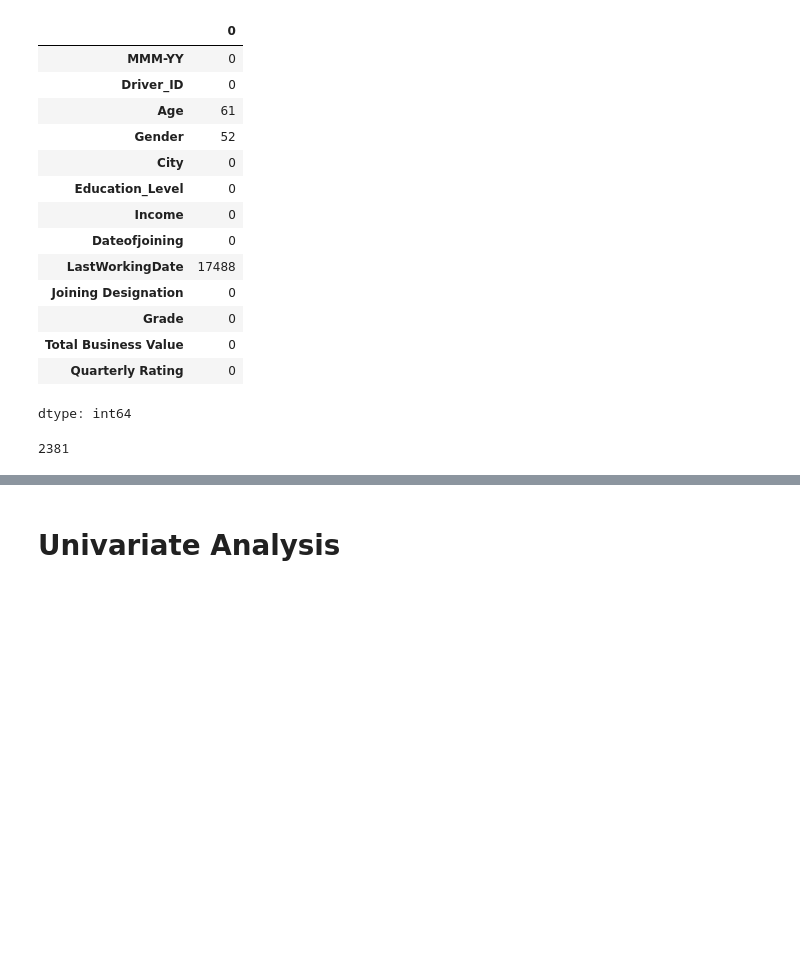
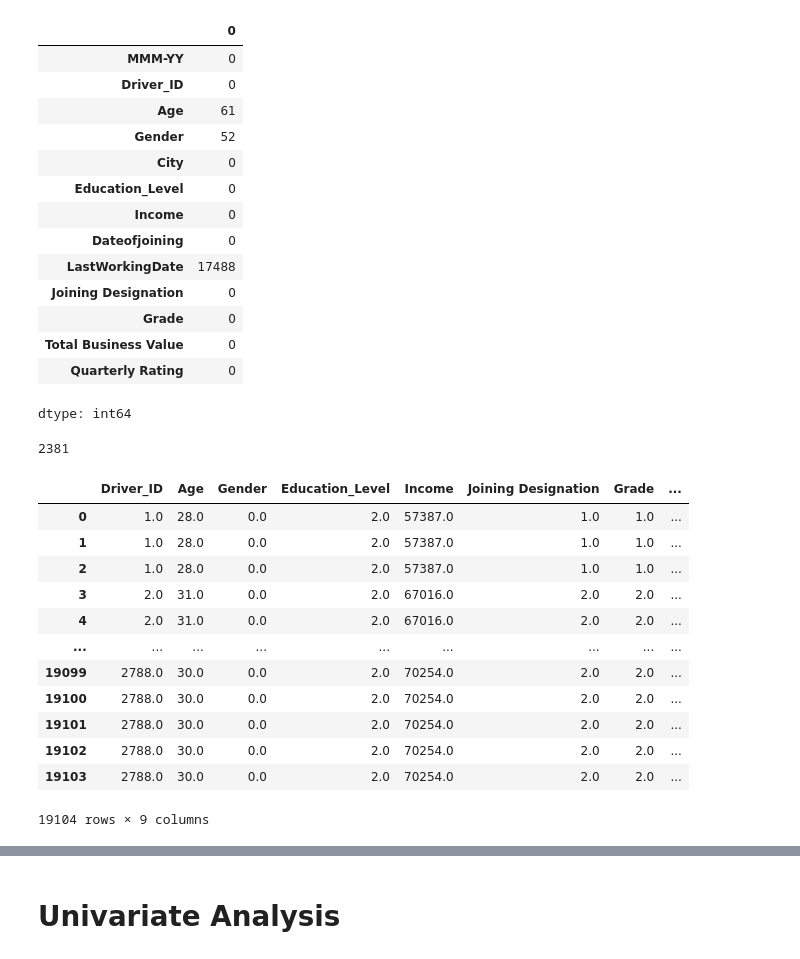
Before and after one commit to SanthoshKasam2104/ScalerCaseStudies, a Jupyter notebook: OLA_Ensemble_Learning_Santhosh_Kumar_Kasam.ipynb, the cells around one changed output, grey strips where cells are left out. Saved outputs shown, nothing was run; the diff lists cells and outputs as text; code cells hidden in the pictures; blank space fills up the shorter version.

```diff
--- a/OLA_Ensemble_Learning_Santhosh_Kumar_Kasam.ipynb
+++ b/OLA_Ensemble_Learning_Santhosh_Kumar_Kasam.ipynb
@@ -136,3 +137,24 @@ dtype: int64
 df['Driver_ID'].nunique()
 # %% [output]
 2381
+# %%
+df_numerical = df.select_dtypes(include = np.number)
+df_numerical.head()
+
+imputer = KNNImputer(n_neighbors=3)
+df_imputed = pd.DataFrame(imputer.fit_transform(df_numerical),columns = df_numerical.columns)
+df_imputed
+# %% [output]
+|  | Driver_ID | Age | Gender | Education_Level | Income | Joining Designation | Grade | ... |
+| 0 | 1.0 | 28.0 | 0.0 | 2.0 | 57387.0 | 1.0 | 1.0 | ... |
+| 1 | 1.0 | 28.0 | 0.0 | 2.0 | 57387.0 | 1.0 | 1.0 | ... |
+| 2 | 1.0 | 28.0 | 0.0 | 2.0 | 57387.0 | 1.0 | 1.0 | ... |
+| 3 | 2.0 | 31.0 | 0.0 | 2.0 | 67016.0 | 2.0 | 2.0 | ... |
+| 4 | 2.0 | 31.0 | 0.0 | 2.0 | 67016.0 | 2.0 | 2.0 | ... |
+| ... | ... | ... | ... | ... | ... | ... | ... | ... |
+| 19099 | 2788.0 | 30.0 | 0.0 | 2.0 | 70254.0 | 2.0 | 2.0 | ... |
+| 19100 | 2788.0 | 30.0 | 0.0 | 2.0 | 70254.0 | 2.0 | 2.0 | ... |
+| 19101 | 2788.0 | 30.0 | 0.0 | 2.0 | 70254.0 | 2.0 | 2.0 | ... |
+| 19102 | 2788.0 | 30.0 | 0.0 | 2.0 | 70254.0 | 2.0 | 2.0 | ... |
+| 19103 | 2788.0 | 30.0 | 0.0 | 2.0 | 70254.0 | 2.0 | 2.0 | ... |
+19104 rows × 9 columns
```
Also changed, not shown: parts of 13 cells of this notebook.
